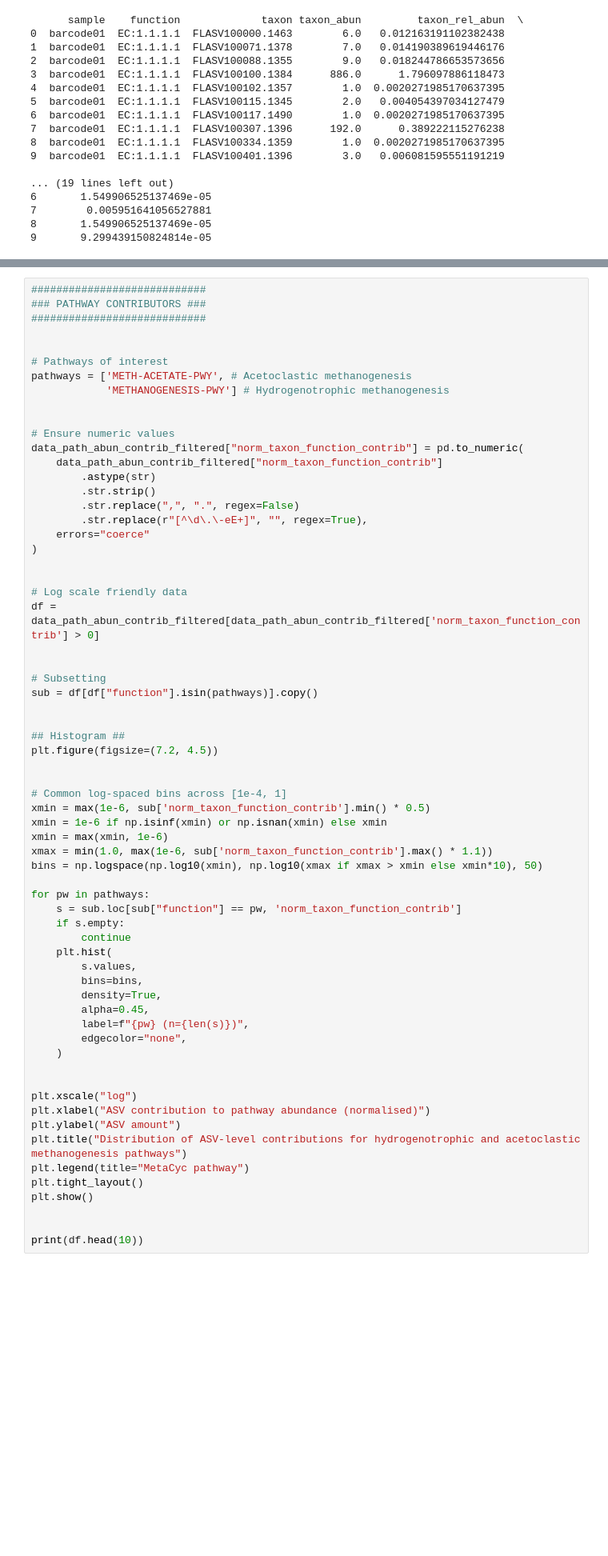
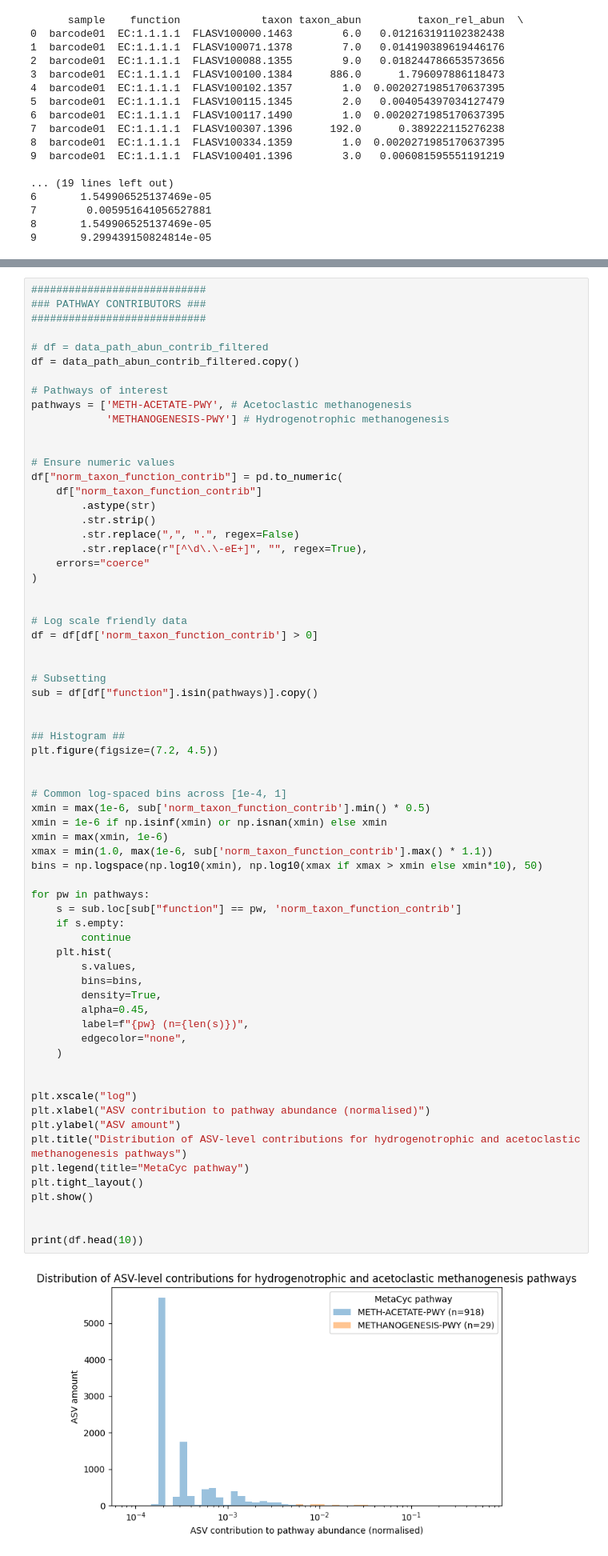
Before and after one commit to PachacutiX/Meta2Insight, a Jupyter notebook: code/picrust2_testruns/stratified/plots_three_stratified.ipynb, the cells around one changed output, grey strips where cells are left out. Shown at 80% size. Saved outputs shown, nothing was run; the diff lists cells and outputs as text; blank space fills up the shorter version.

```diff
--- a/code/picrust2_testruns/stratified/plots_three_stratified.ipynb
+++ b/code/picrust2_testruns/stratified/plots_three_stratified.ipynb
@@ -277,6 +290,8 @@ For example, when doing 'df[col].method(value, inplace=True)', try using 'df.met
 ### PATHWAY CONTRIBUTORS ###
 ############################
 
+# df = data_path_abun_contrib_filtered
+df = data_path_abun_contrib_filtered.copy()
 
 # Pathways of interest
 pathways = ['METH-ACETATE-PWY', # Acetoclastic methanogenesis
@@ -284,8 +299,8 @@ pathways = ['METH-ACETATE-PWY', # Acetoclastic methanogenesis
 
 
 # Ensure numeric values
-data_path_abun_contrib_filtered["norm_taxon_function_contrib"] = pd.to_numeric(
-    data_path_abun_contrib_filtered["norm_taxon_function_contrib"]
+df["norm_taxon_function_contrib"] = pd.to_numeric(
+    df["norm_taxon_function_contrib"]
         .astype(str)
         .str.strip()
         .str.replace(",", ".", regex=False)
@@ -295,7 +310,7 @@ data_path_abun_contrib_filtered["norm_taxon_function_contrib"] = pd.to_numeric(
 
 
 # Log scale friendly data
-df = data_path_abun_contrib_filtered[data_path_abun_contrib_filtered['norm_taxon_function_contrib'] > 0]
+df = df[df['norm_taxon_function_contrib'] > 0]
 
 
 # Subsetting
@@ -311,30 +326,31 @@ xmin = max(1e-6, sub['norm_taxon_function_contrib'].min() * 0.5)
 xmin = 1e-6 if np.isinf(xmin) or np.isnan(xmin) else xmin
 xmin = max(xmin, 1e-6)
 xmax = min(1.0, max(1e-6, sub['norm_taxon_function_contrib'].max() * 1.1))
 bins = np.logspace(np.log10(xmin), np.log10(xmax if xmax > xmin else xmin*10), 50)
 
 for pw in pathways:
     s = sub.loc[sub["function"] == pw, 'norm_taxon_function_contrib']
     if s.empty:
         continue
     plt.hist(
         s.values,
         bins=bins,
         density=True,
         alpha=0.45,
         label=f"{pw} (n={len(s)})",
         edgecolor="none",
     )
 
 
 plt.xscale("log")
 plt.xlabel("ASV contribution to pathway abundance (normalised)")
 plt.ylabel("ASV amount")
 plt.title("Distribution of ASV-level contributions for hydrogenotrophic and acetoclastic methanogenesis pathways")
 plt.legend(title="MetaCyc pathway")
 plt.tight_layout()
 plt.show()
 
 
 print(df.head(10))
 # %% [output]
+[figure, new version]
```
Also changed, not shown: parts of 6 cells of this notebook.
